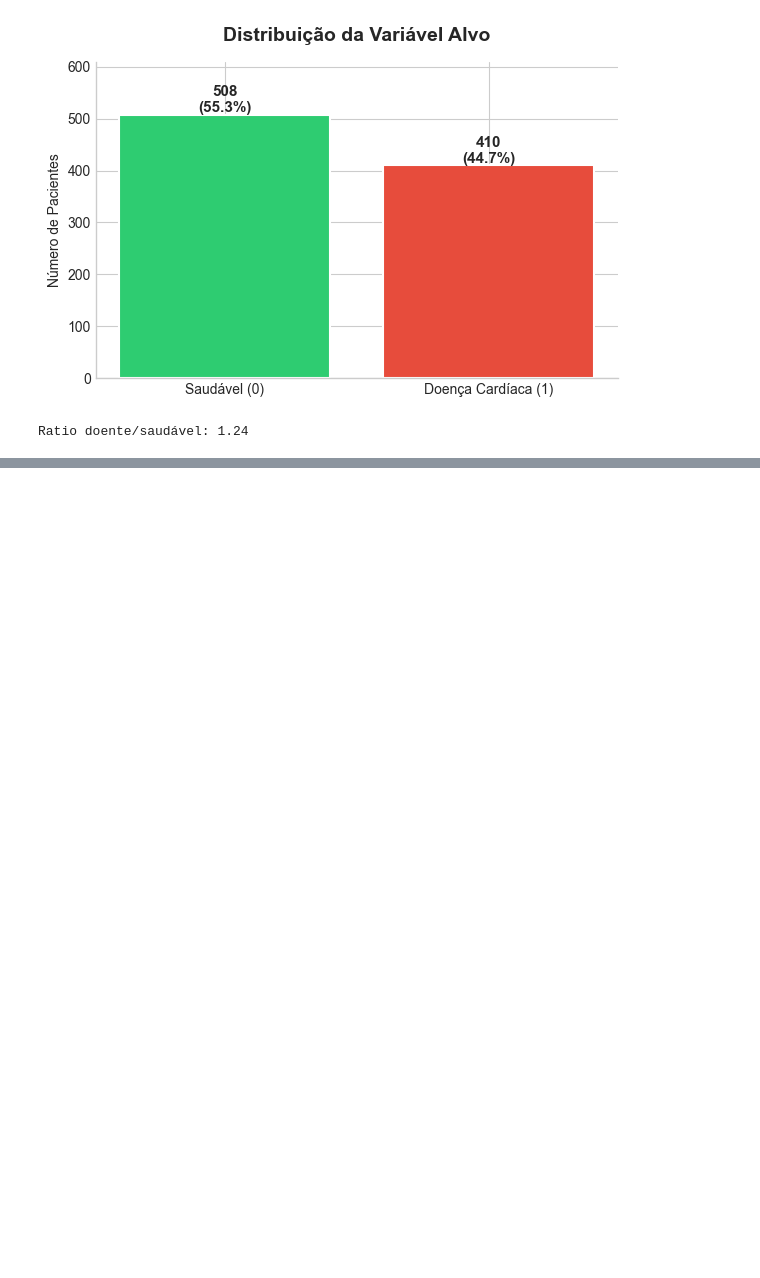
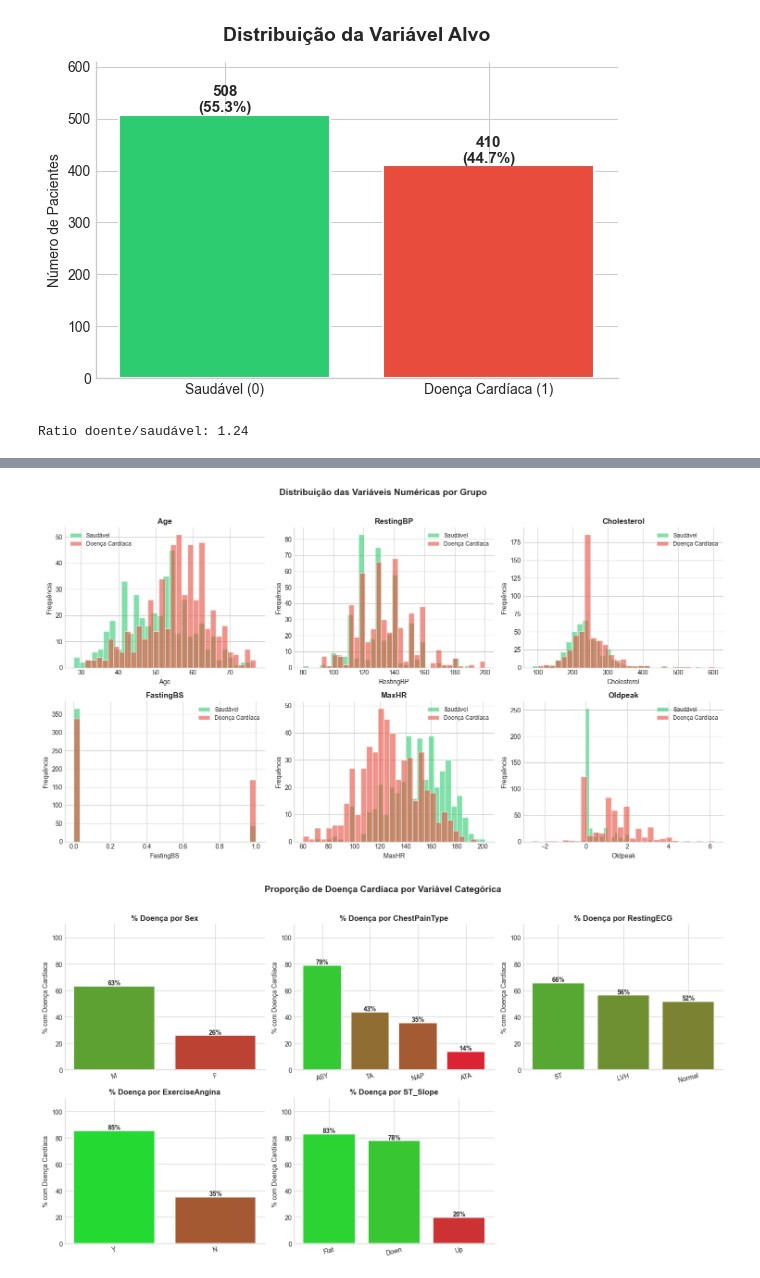
Before and after one commit to treino258/Predict-Health-Risk-IA, a Jupyter notebook: src/Data-Analysis.ipynb, the cells around one changed output, grey strips where cells are left out. Saved outputs shown, nothing was run; the diff lists cells and outputs as text; code cells hidden in the pictures; blank space fills up the shorter version.

```diff
--- a/src/Data-Analysis.ipynb
+++ b/src/Data-Analysis.ipynb
@@ -141,35 +156,40 @@ for i, col in enumerate(colunas_numericas):
     axes[i].legend(fontsize=9)
 
 plt.suptitle('Distribuição das Variáveis Numéricas por Grupo', fontsize=14, fontweight='bold', y=1.02)
 sns.despine()
 plt.tight_layout()
-plt.savefig('eda_03_numericas.png', dpi=150, bbox_inches='tight')
+if not os.path.exists('img\eda_03_numericas.png'):
+    plt.savefig('img\eda_03_numericas.png', dpi=150, bbox_inches='tight')
 plt.show()
 
 # --- Categóricas: proporção de doença por categoria ---
 # Proporção é mais honesta que contagem quando os grupos têm tamanhos diferentes
 fig, axes = plt.subplots(2, 3, figsize=(15, 8))
 axes = axes.flatten()
 
 for i, col in enumerate(colunas_categoricas):
     prop = df.groupby(col)['HeartDisease'].mean().sort_values(ascending=False)
     bars = axes[i].bar(prop.index, prop.values * 100,
                        color=[f'#{int(255*(1-v)):02x}{int(255*v):02x}33' for v in prop.values],
                        edgecolor='white', linewidth=1.2)
     for bar, val in zip(bars, prop.values):
         axes[i].text(bar.get_x() + bar.get_width()/2, bar.get_height() + 1,
                      f'{val*100:.0f}%', ha='center', fontsize=10, fontweight='bold')
     axes[i].set_title(f'% Doença por {col}', fontsize=12, fontweight='bold')
     axes[i].set_ylabel('% com Doença Cardíaca')
     axes[i].set_ylim(0, 110)
     axes[i].tick_params(axis='x', rotation=15)
 
 axes[-1].set_visible(False)
 plt.suptitle('Proporção de Doença Cardíaca por Variável Categórica', fontsize=14, fontweight='bold', y=1.02)
 sns.despine()
 plt.tight_layout()
-plt.savefig('eda_04_categoricas.png', dpi=150, bbox_inches='tight')
+if not os.path.exists('img\eda_04_categoricas.png'):
+    plt.savefig('img\eda_04_categoricas.png', dpi=150, bbox_inches='tight')
 plt.show()
+# %% [output]
+[figure, added]
+[figure, added]
 # %%
 # ══════════════════════════════════════════════════════════
 # ATO 4 — O QUE SEPARA DOENTES DE SAUDÁVEIS?
```
Also changed, not shown: parts of 5 cells of this notebook.
